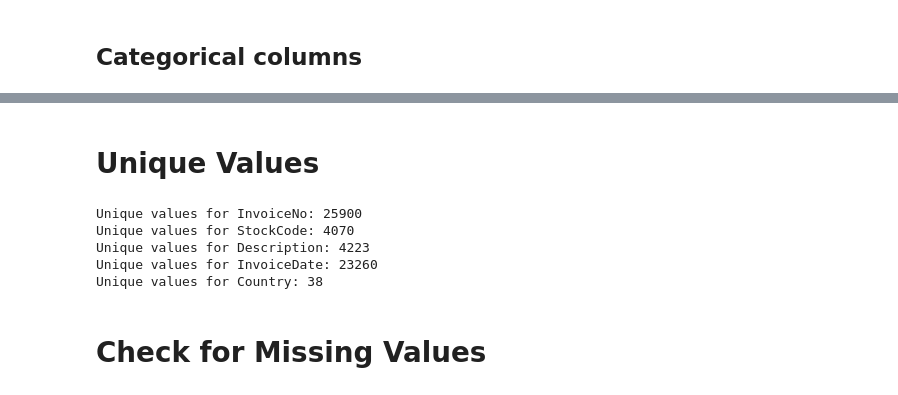
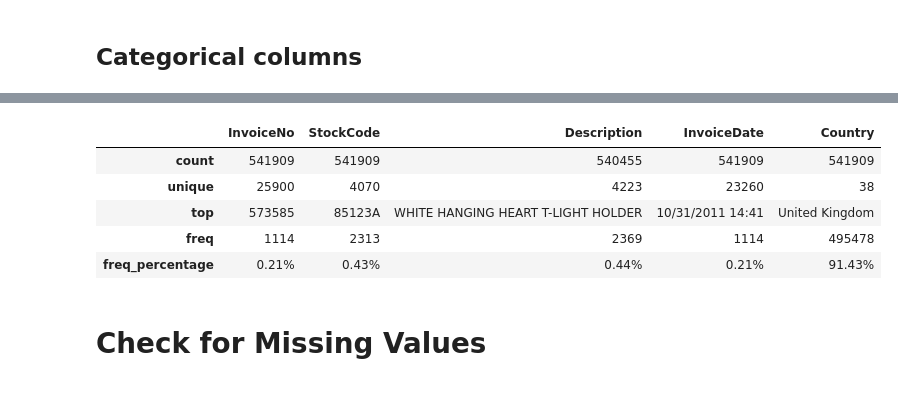
Before and after one commit to bbrauser/ECommerce-Sales-Analysis, a Jupyter notebook: notebooks/data_preparation.ipynb, the cells around one changed output, grey strips where cells are left out. Drawn from its saved outputs; the diff is of its cells as text; code cells hidden in the pictures.

```diff
--- a/notebooks/data_preparation.ipynb
+++ b/notebooks/data_preparation.ipynb
@@ -91,14 +77,20 @@ dtype: object
-# %% [markdown]
-# Unique Values
-# %%
-for col in df.select_dtypes(include='O').columns:
-    print(f"Unique values for {col}: {df[col].nunique()}")
-# %% [output]
-Unique values for InvoiceNo: 25900
-Unique values for StockCode: 4070
-Unique values for Description: 4223
-Unique values for InvoiceDate: 23260
-Unique values for Country: 38
+# %%
+desc = df.describe(include='O')
+
+# Calculate the percentage with handling NaN
+percentage = ((desc.loc['freq'] / desc.loc['count']) * 100).fillna(0).round(2).astype(str) + '%'
+
+# Add a new row for the percentage
+desc.loc['freq_percentage'] = percentage
+
+desc
+# %% [output]
+|  | InvoiceNo | StockCode | Description | InvoiceDate | Country |
+| count | 541909 | 541909 | 540455 | 541909 | 541909 |
+| unique | 25900 | 4070 | 4223 | 23260 | 38 |
+| top | 573585 | 85123A | WHITE HANGING HEART T-LIGHT HOLDER | 10/31/2011 14:41 | United Kingdom |
+| freq | 1114 | 2313 | 2369 | 1114 | 495478 |
+| freq_percentage | 0.21% | 0.43% | 0.44% | 0.21% | 91.43% |
 # %% [markdown]
 # Check for Missing Values
 # %% [markdown]
```
Also changed, not shown: parts of 12 cells of this notebook, 10 other files.
